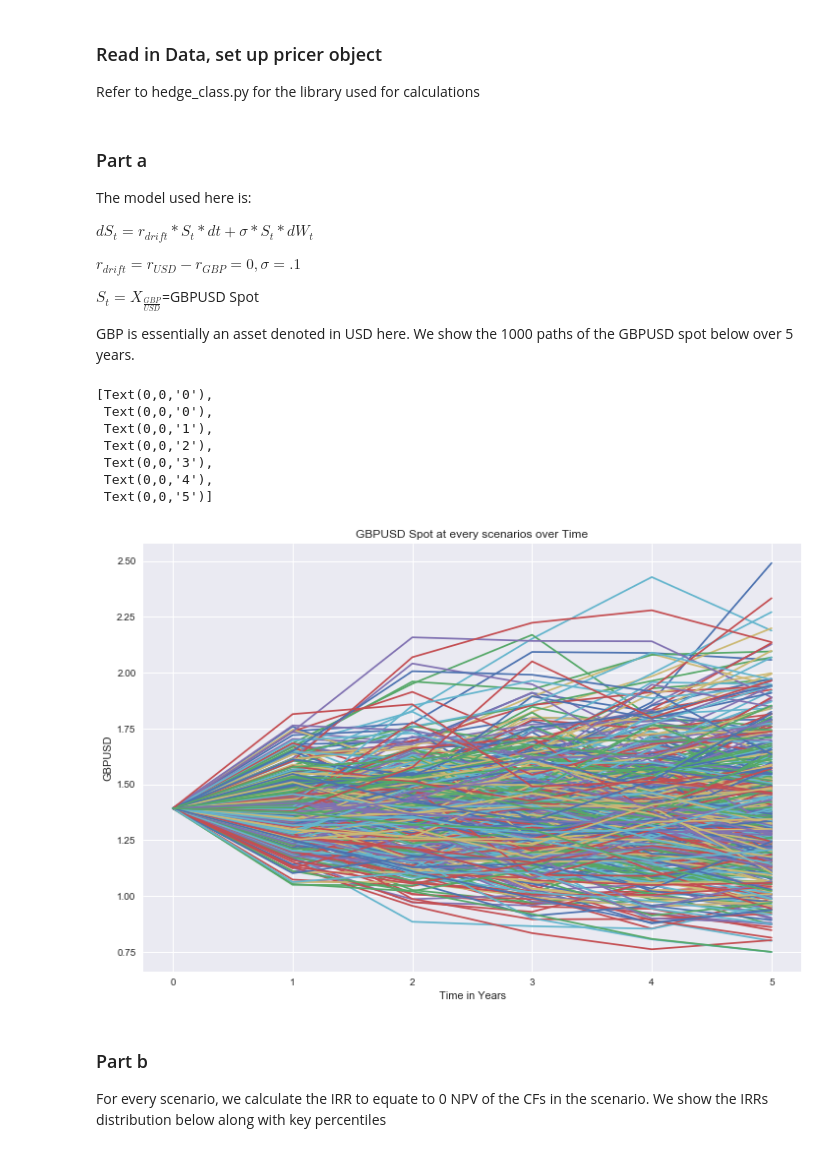
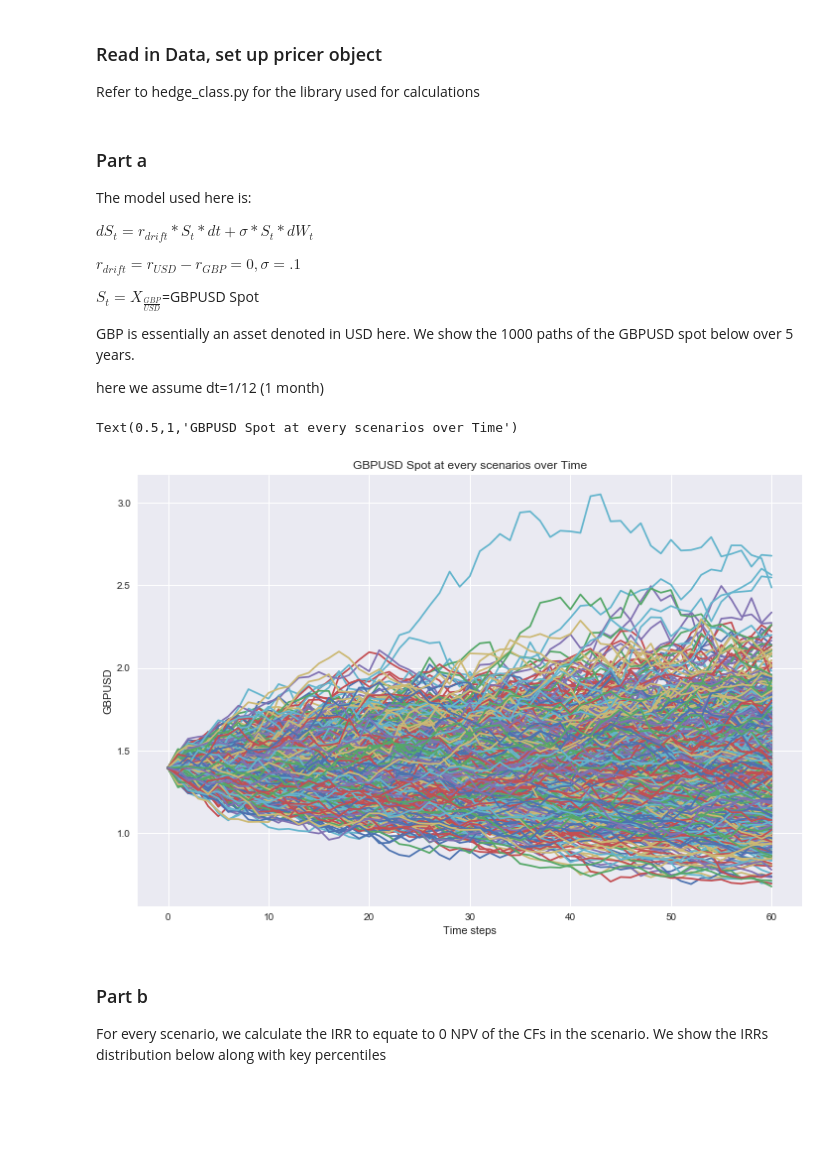
Before and after one commit to raghavgumber/Validus_CaseStudy, a Jupyter notebook: ValidusCaseNotebook.ipynb, the cells around one changed output. Saved outputs shown, nothing was run; the diff lists cells and outputs as text; code cells hidden in the pictures; blank space fills up the shorter version.

```diff
--- a/ValidusCaseNotebook.ipynb
+++ b/ValidusCaseNotebook.ipynb
@@ -20,12 +20,12 @@ CF_DF=pd.read_excel("Data/Quantitative Analyst Case Study 2021 - Cashflow Model
 CF_DF.Date=[*map(lambda x: x.date(),CF_DF.Date)]
 CF_DF['Cashflow Amount (in Local Asset Currecny)']
 
-n_paths=500
+n_paths=1000
 n_assets=1
 r_drifts=[0]#[0,0]
 sigma_vec=[.1]#[.1,.2]
 spot=[1.3925]#[1.3925,1.3]
-dt=1
+dt=1/12
 total_time=5
 
 CF={i:np.array([CF_DF['Cashflow Amount (in Local Asset Currecny)'][i]]) for i in range(total_time+1)}
@@ -45,23 +45,19 @@ $r_{drift}=r_{USD}-r_{GBP}=0,\sigma=.1$
 $S_t=X_{\frac{GBP}{USD}}$=GBPUSD Spot
 
 GBP is essentially an asset denoted in USD here. We show the 1000 paths of the GBPUSD spot below over 5 years.
+
+here we assume dt=1/12 (1 month)
 # %%
 hp_paths=hp.ret_paths()
 all_scen_paths_DF=pd.DataFrame(hp_paths.T[0])
 ax=all_scen_paths_DF.iloc[::1].T.plot(figsize=(12,8),legend=None)
-ax.set_xlabel("Time in Years")
+ax.set_xlabel("Time steps")
 ax.set_ylabel("GBPUSD")
 ax.set_title('GBPUSD Spot at every scenarios over Time')
-ax.set_xticklabels([0]+list(range(total_time+1)))
+#ax.set_xticklabels([0]+list(range(total_time+1)))
 # %% [output]
-[Text(0,0,'0'),
- Text(0,0,'0'),
- Text(0,0,'1'),
- Text(0,0,'2'),
- Text(0,0,'3'),
- Text(0,0,'4'),
- Text(0,0,'5')]
+Text(0.5,1,'GBPUSD Spot at every scenarios over Time')
-[figure, old version]
+[figure, new version]
 # %% [markdown]
 ### Part b
 
```
Also changed, not shown: parts of 5 cells of this notebook, 1 other file.
